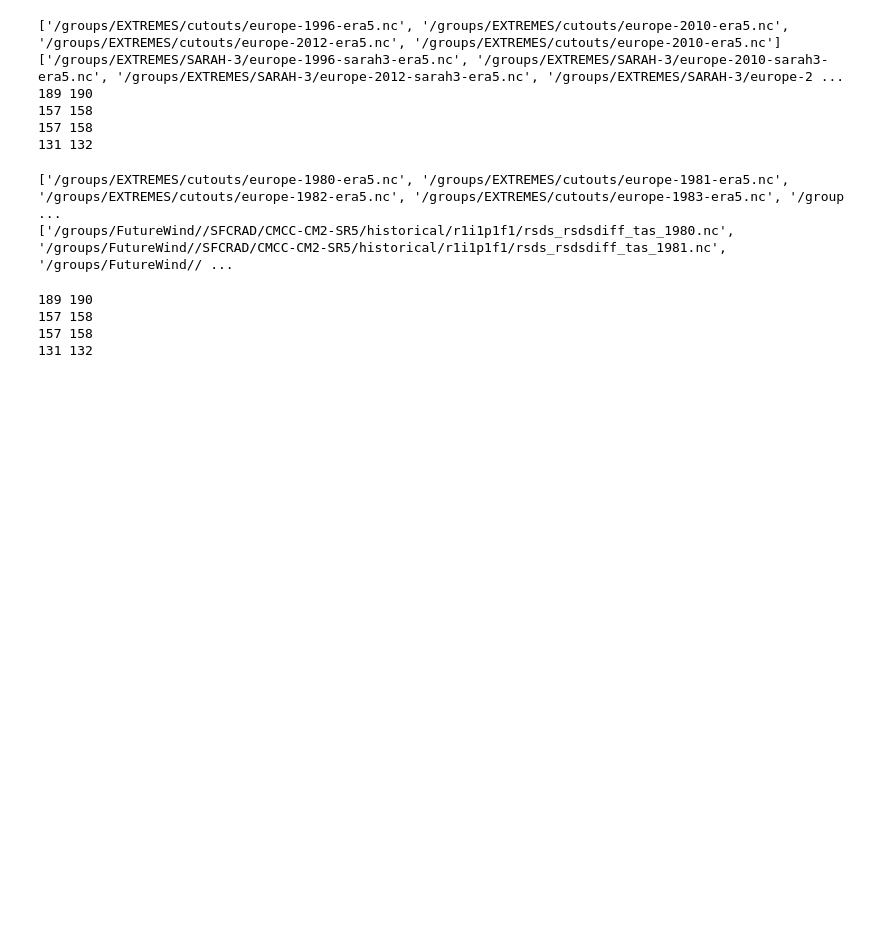
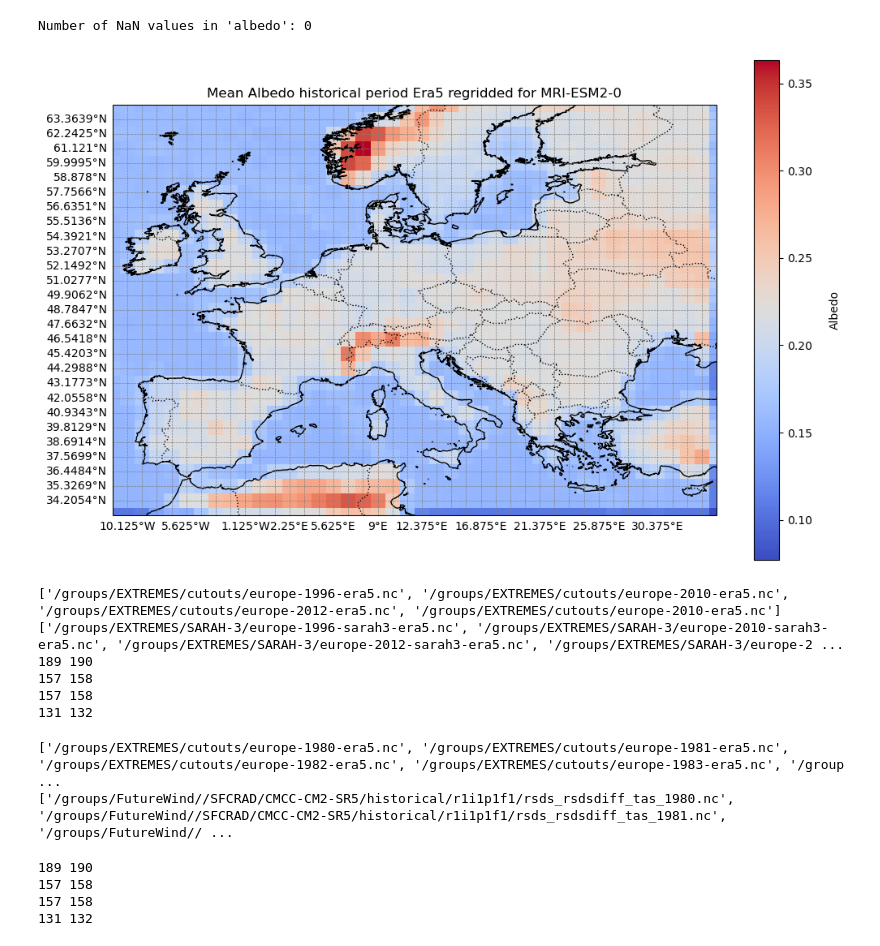
Before and after one commit to martabresco/Climate-Change-Impacted-Solar-Energy-Generation, a Jupyter notebook: bias_factors_albedo_check.ipynb, the cells around one changed output. Cells and saved outputs as stored; diff of their text form; code cells hidden in the pictures; blank space fills up the shorter version.

```diff
--- a/bias_factors_check.ipynb
+++ b/bias_factors_albedo_check.ipynb
@@ -8,3 +8,7 @@ import numpy as np
 import logging
 logging.basicConfig(level=logging.INFO)
 import xesmf as xe
+# %%
+albedo_file="/work/users/s233224/Climate-Change-Impacted-Solar-Energy-Generation/albedo/mean_albedo_grid_MRI-ESM2-0.nc"
+ds_albedo=xr.open_dataset(albedo_file)
+ds_albedo
@@ -11,3 +23,60 @@ import xesmf as xe
+# %%
+albedo=ds_albedo['__xarray_dataarray_variable__'].sel(lon=slice(-12,35), lat=slice(33,64.8))
+# %%
+# Count the number of NaN values in the 'albedo' variable
+nan_count = albedo.isnull().sum().item()
+print(f"Number of NaN values in 'albedo': {nan_count}")
+# %% [output]
+Number of NaN values in 'albedo': 0
+# %%
+import matplotlib.pyplot as plt
+import cartopy.crs as ccrs
+import cartopy.feature as cfeature
+
+# Ensure these variables are defined before running the code
+lon = albedo.lon  # List or array of longitude ticks for gridlines
+lat = albedo.lat  # List or array of latitude ticks for gridlines
+
+# Create the plot
+fig, ax = plt.subplots(figsize=(12, 8), subplot_kw={'projection': ccrs.PlateCarree()})
+ax.set_extent([lon.min(), lon.max(), lat.min(), lat.max()], crs=ccrs.PlateCarree())
+
+# Plot the bias factor (masked)
+c = ax.pcolormesh(
+    lon, lat, albedo,  # Ensure correct shapes
+    transform=ccrs.PlateCarree(),
+    cmap='coolwarm',  # Colormap for bias factor
+    shading='auto',  # Clip extreme outliers
+)
+
+# Add map features
+ax.coastlines(resolution='10m', linewidth=1)
+ax.add_feature(cfeature.BORDERS, linestyle=':')
+ax.add_feature(cfeature.LAND, facecolor='lightgray')
+ax.add_feature(cfeature.OCEAN, facecolor='white')
+ax.set_title("Mean Albedo historical period Era5 regridded for MRI-ESM2-0")
+
+# Add gridlines
+gridlines = ax.gridlines(
+    draw_labels=True,
+    linewidth=0.5,
+    color='gray',
+    linestyle='--',
+    xlocs=lon,  # Replace with actual longitude ticks
+    ylocs=lat,  # Replace with actual latitude ticks
+    x_inline=False,
+    y_inline=False
+)
+gridlines.top_labels = False  # Disable labels on the top
+gridlines.right_labels = False  # Disable labels on the right
+
+# Add colorbar
+cbar = fig.colorbar(c, ax=ax, orientation='vertical')
+cbar.set_label('Albedo', rotation=90, labelpad=15)
+
+plt.show()
+# %% [output]
+[figure, added]
 # %%
 from bias_correction import bias_factor_era5_sarah
 bias_factor_era5_sarah_rsdsdiff= bias_factor_era5_sarah('influx_diffuse') #bias factor in 0.3x0.3
```
Also changed, not shown: parts of 1 cell of this notebook, 3 other files.
